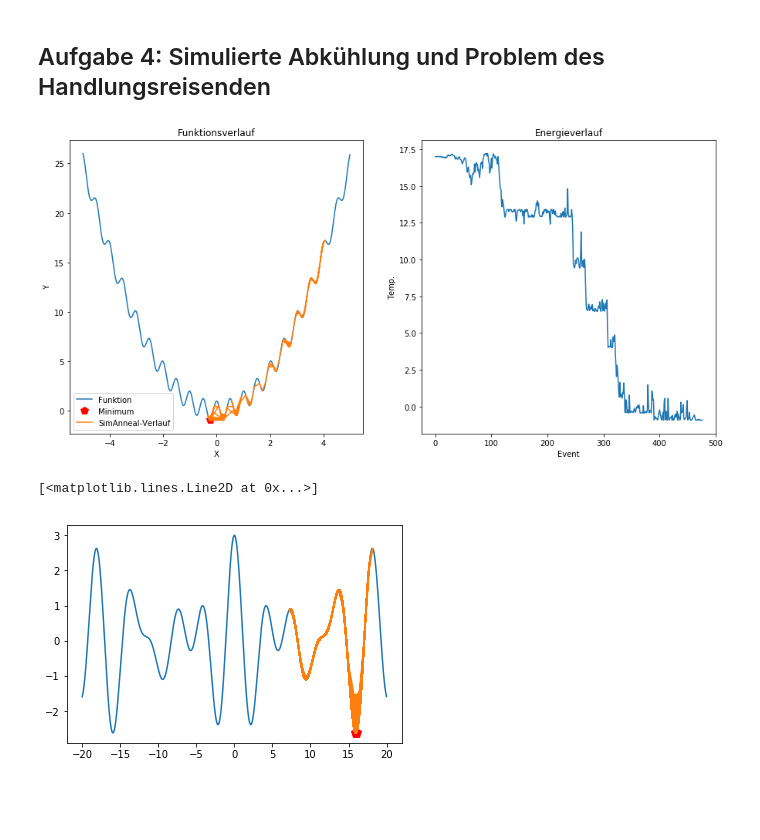
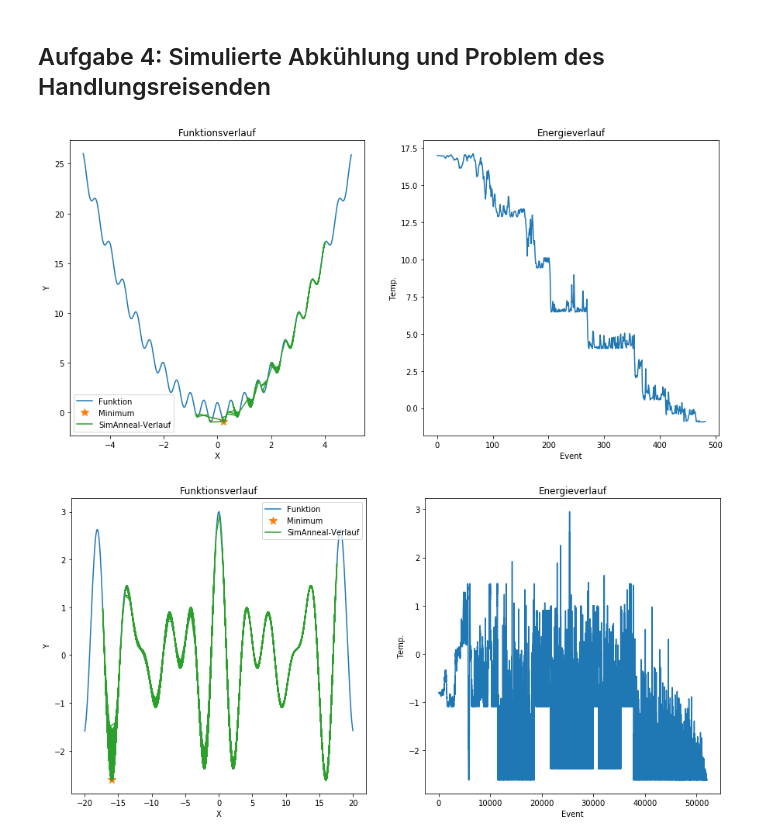
Before and after one commit to darenegade/modellbildung, a Jupyter notebook: Abgabe 4/Abgabe 4.ipynb, the cells around one changed output. Drawn from its saved outputs; the diff is of its cells as text; code cells hidden in the pictures; blank space fills up the shorter version.

```diff
--- a/Abgabe 4/Abgabe 4.ipynb
+++ b/Abgabe 4/Abgabe 4.ipynb
@@ -319,7 +319,7 @@ def plotAnneal(f, interval, x_end, states, costs):
     figure(figsize=(15,7))
     subplot(121)
     plot(r, [f(x) for x in r], label='Funktion')
-    plot(x_end, f(x_end), 'rp', markersize=10, label='Minimum')
+    plot(x_end, f(x_end), '*', markersize=10, label='Minimum')
     plot(states, costs, label='SimAnneal-Verlauf')
     xlabel('X')
     ylabel('Y')
@@ -343,19 +343,15 @@ x_end, states, costs = annealing(x0, f1, interval, 1000)
 
 plotAnneal(f1, interval, x_end, states, costs)
 # %% [output]
-[figure, old version]
+[figure, new version]
 # %%
 def f2(x, *params):
     return math.cos(x)+math.cos(math.sqrt(2)*x)+math.cos(math.sqrt(3)*x)
 
 interval = (-20, 20)
 x0 = 10
-res = annealing(x0, f2, interval, 100000)
+x_end, states, costs = annealing(x0, f2, interval, 100000)
 
-range1 = arange(interval[0],interval[1],0.01)
-plot(range1, [f2(r) for r in range1])
-plot(res[0], res[1], 'rp', markersize=10)
-plot(res[2], res[3])
+plotAnneal(f2, interval, x_end, states, costs)
 # %% [output]
-[<matplotlib.lines.Line2D at 0x...>]
-[figure, old version]
+[figure, new version]
```
